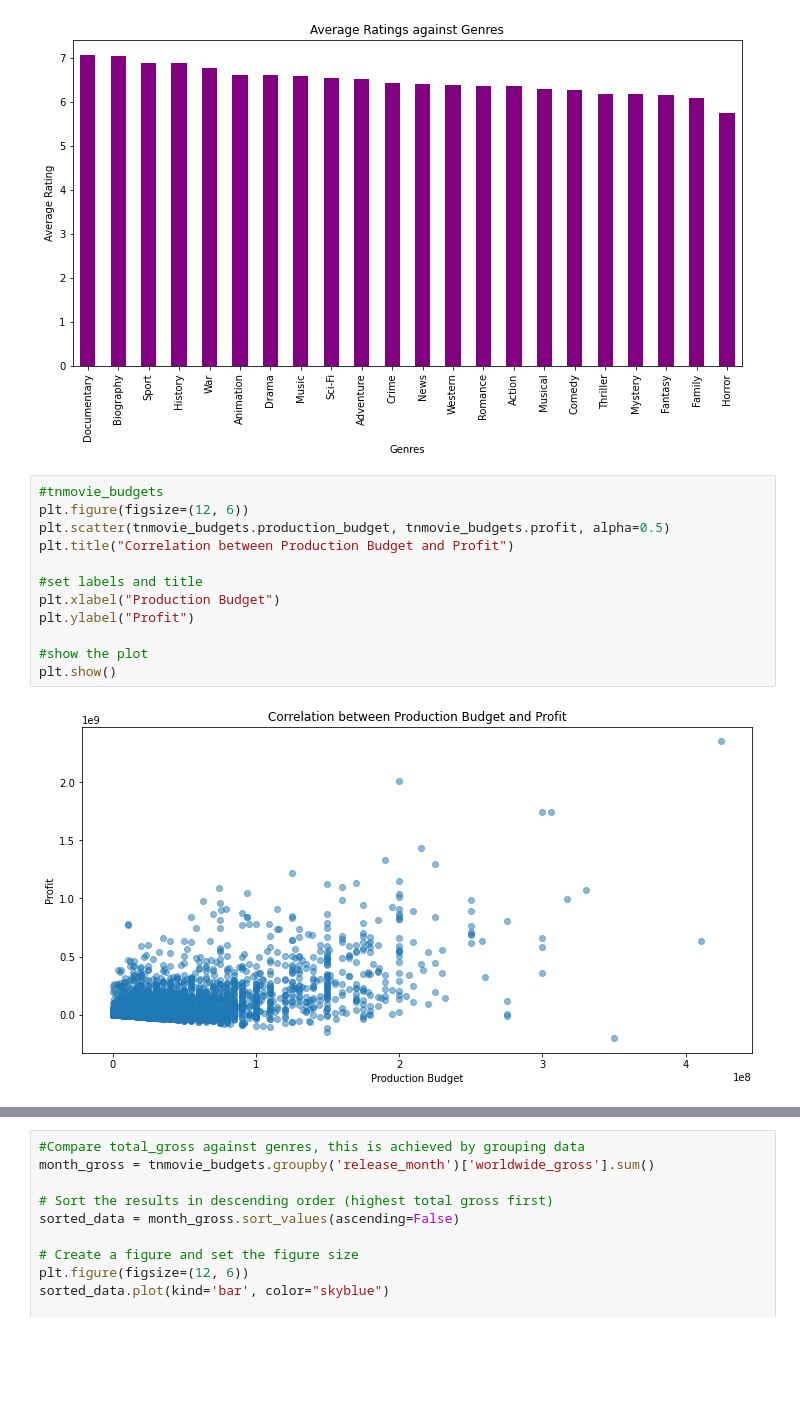
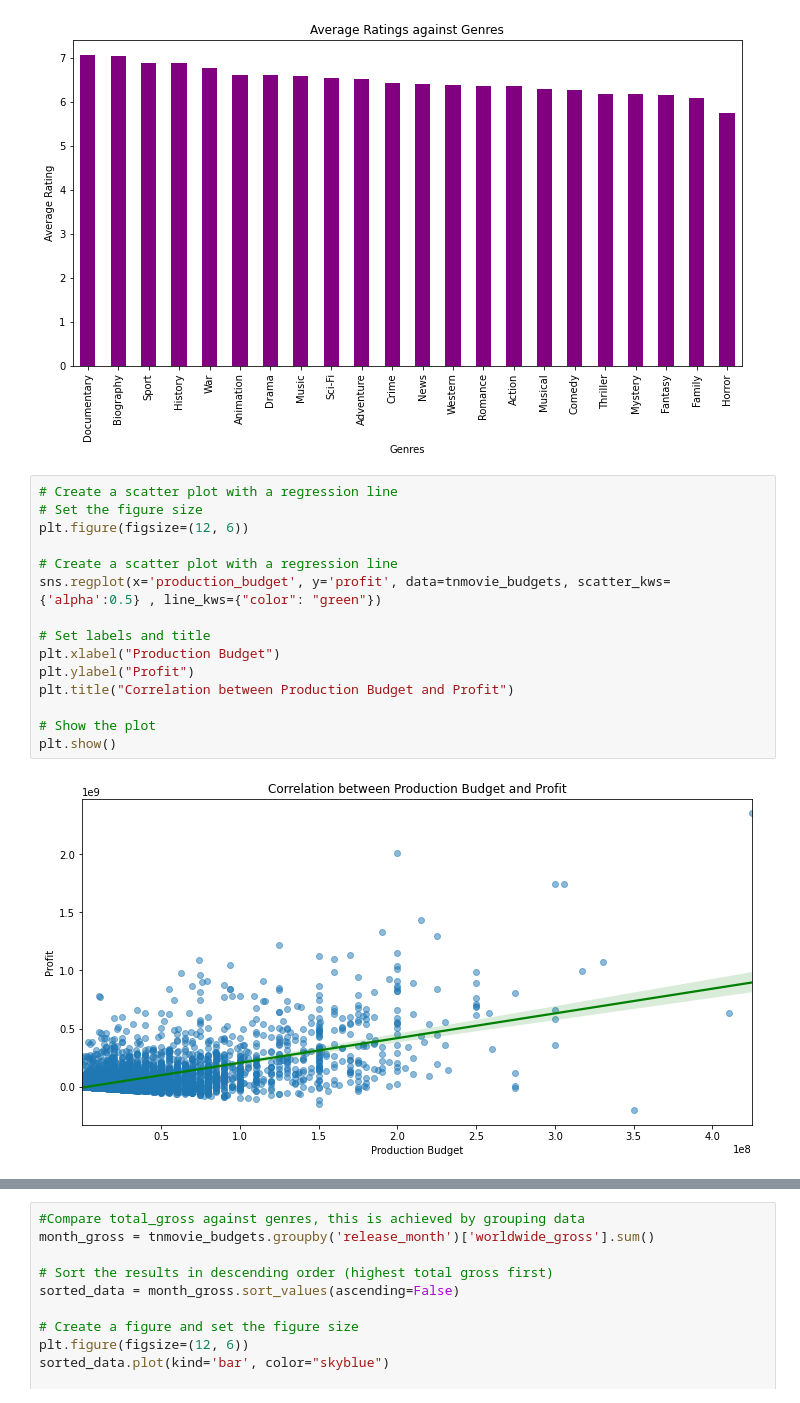
Before and after one commit to Ms-Lorrah/dsc-phase-1-project, a Jupyter notebook: The Business of Blockbusters-Studio Analysis.ipynb, the cells around one changed output, grey strips where cells are left out. Cells and saved outputs as stored; diff of their text form; blank space fills up the shorter version.

```diff
--- a/The Business of Blockbusters-Studio Analysis.ipynb
+++ b/The Business of Blockbusters-Studio Analysis.ipynb
@@ -381,16 +388,19 @@ plt.ylabel("Average Rating");
 # %% [output]
 [figure]
 # %%
-#tnmovie_budgets
+# Create a scatter plot with a regression line
+# Set the figure size
 plt.figure(figsize=(12, 6))
-plt.scatter(tnmovie_budgets.production_budget, tnmovie_budgets.profit, alpha=0.5)
+
+# Create a scatter plot with a regression line
+sns.regplot(x='production_budget', y='profit', data=tnmovie_budgets, scatter_kws={'alpha':0.5} , line_kws={"color": "green"})
+
+# Set labels and title
+plt.xlabel("Production Budget")
+plt.ylabel("Profit")
 plt.title("Correlation between Production Budget and Profit")
 
-#set labels and title
-plt.xlabel("Production Budget")
-plt.ylabel("Profit")
-
-#show the plot
+# Show the plot
 plt.show()
 # %% [output]
-[figure, old version]
+[figure, new version]
```
Also changed, not shown: parts of 12 cells of this notebook, 6 other files.
